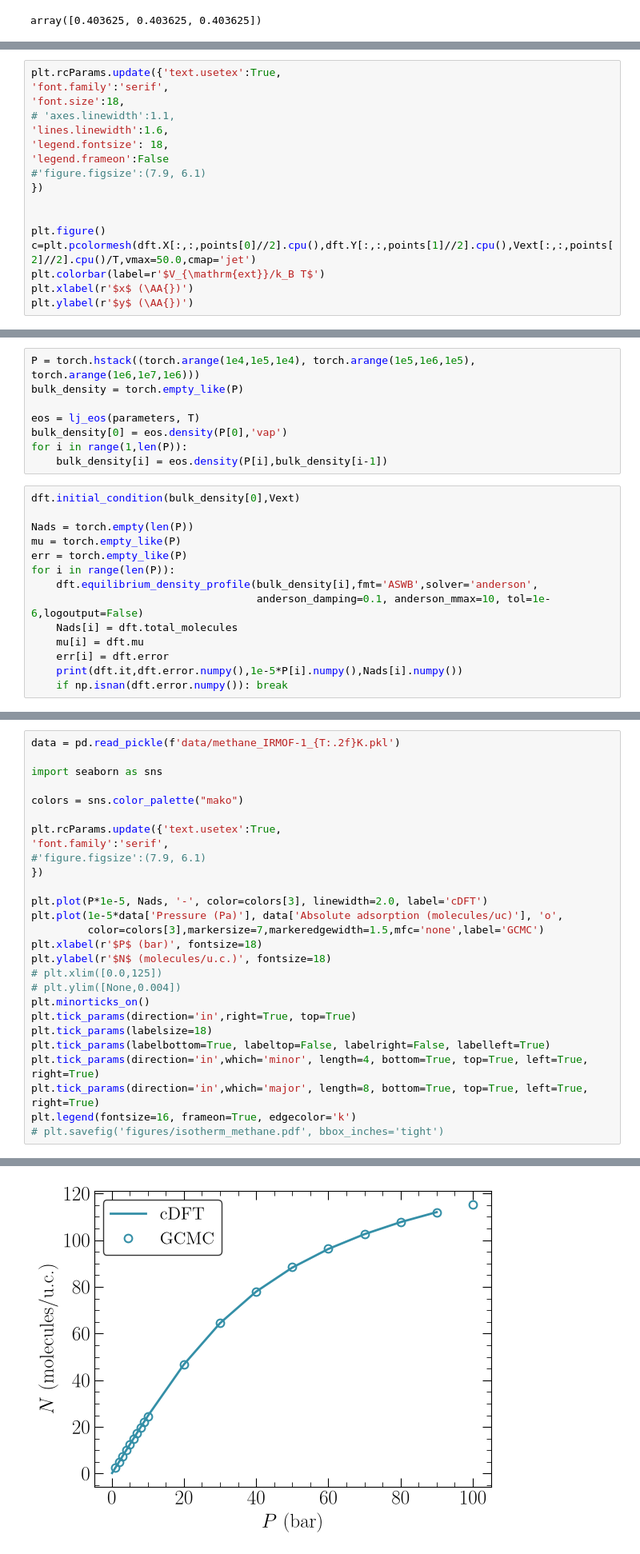
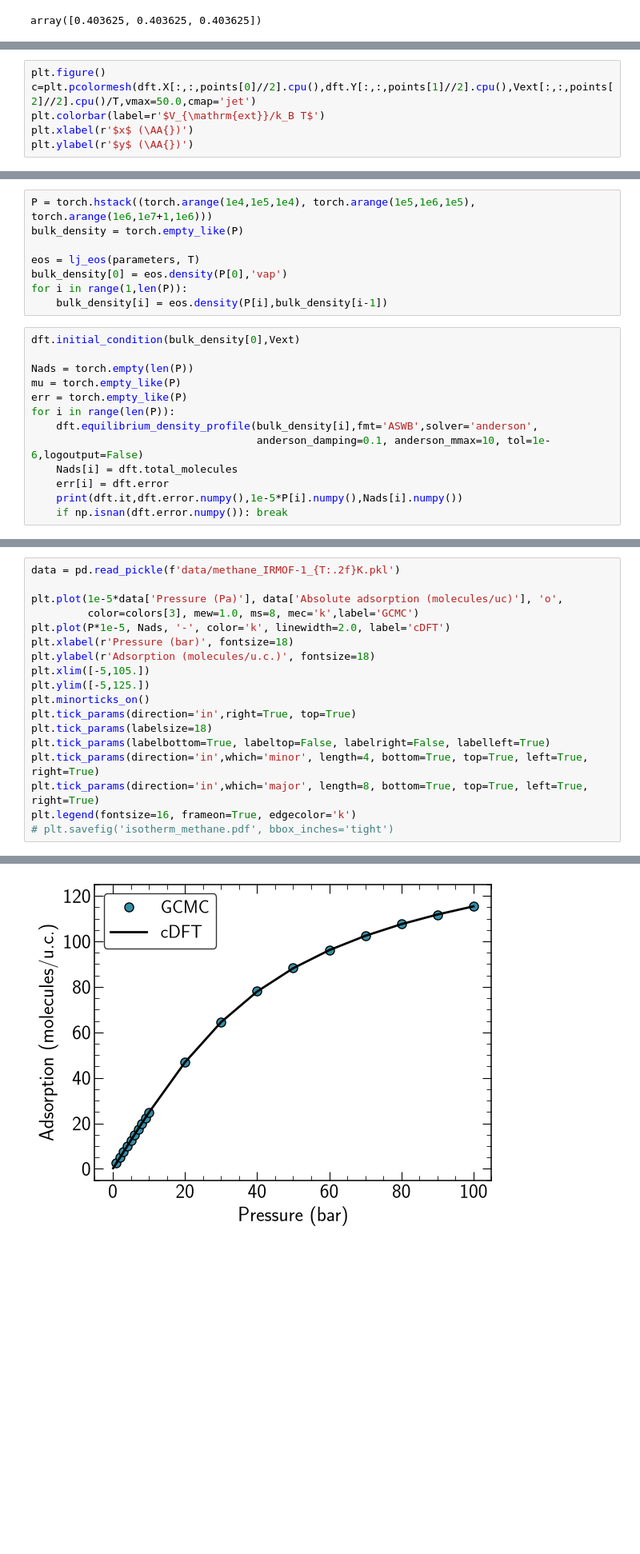
Before and after one commit to lucas-j-santos/LJS-cDFT, a Jupyter notebook: examples/methane_irmof-1.ipynb, the cells around one changed output, grey strips where cells are left out. Shown at 80% size. Cells and saved outputs as stored; diff of their text form; blank space fills up the shorter version.

```diff
--- a/examples/methane_irmof-1.ipynb
+++ b/examples/methane_irmof-1.ipynb
@@ -60,17 +70,6 @@ for k, site in enumerate(structure):
     U[r>rc] = 0.0
     Vext += U
 # %%
-plt.rcParams.update({'text.usetex':True,
-'font.family':'serif',
-'font.size':18,
-# 'axes.linewidth':1.1,
-'lines.linewidth':1.6,
-'legend.fontsize': 18,
-'legend.frameon':False
-#'figure.figsize':(7.9, 6.1)
-})
-
-
 plt.figure()
 c=plt.pcolormesh(dft.X[:,:,points[0]//2].cpu(),dft.Y[:,:,points[1]//2].cpu(),Vext[:,:,points[2]//2].cpu()/T,vmax=50.0,cmap='jet')
 plt.colorbar(label=r'$V_{\mathrm{ext}}/k_B T$')
@@ -82,5 +81,5 @@ Text(0, 0.5, '$y$ (\\AA{})')
 # %%
-P = torch.hstack((torch.arange(1e4,1e5,1e4), torch.arange(1e5,1e6,1e5), torch.arange(1e6,1e7,1e6)))
+P = torch.hstack((torch.arange(1e4,1e5,1e4), torch.arange(1e5,1e6,1e5), torch.arange(1e6,1e7+1,1e6)))
 bulk_density = torch.empty_like(P)
 
 eos = lj_eos(parameters, T)
@@ -97,7 +96,6 @@ for i in range(len(P)):
     dft.equilibrium_density_profile(bulk_density[i],fmt='ASWB',solver='anderson',
                                     anderson_damping=0.1, anderson_mmax=10, tol=1e-6,logoutput=False)
     Nads[i] = dft.total_molecules
-    mu[i] = dft.mu
     err[i] = dft.error
     print(dft.it,dft.error.numpy(),1e-5*P[i].numpy(),Nads[i].numpy())
     if np.isnan(dft.error.numpy()): break
@@ -242,33 +120,24 @@ plt.tight_layout()
 # %%
 data = pd.read_pickle(f'data/methane_IRMOF-1_{T:.2f}K.pkl')
 
-import seaborn as sns
-
-colors = sns.color_palette("mako")
-
-plt.rcParams.update({'text.usetex':True,
-'font.family':'serif',
-#'figure.figsize':(7.9, 6.1)
-})
-
-plt.plot(P*1e-5, Nads, '-', color=colors[3], linewidth=2.0, label='cDFT')
 plt.plot(1e-5*data['Pressure (Pa)'], data['Absolute adsorption (molecules/uc)'], 'o',
-         color=colors[3],markersize=7,markeredgewidth=1.5,mfc='none',label='GCMC')
-plt.xlabel(r'$P$ (bar)', fontsize=18)
-plt.ylabel(r'$N$ (molecules/u.c.)', fontsize=18)
-# plt.xlim([0.0,125])
-# plt.ylim([None,0.004])
+         color=colors[3], mew=1.0, ms=8, mec='k',label='GCMC')
+plt.plot(P*1e-5, Nads, '-', color='k', linewidth=2.0, label='cDFT')
+plt.xlabel(r'Pressure (bar)', fontsize=18)
+plt.ylabel(r'Adsorption (molecules/u.c.)', fontsize=18)
+plt.xlim([-5,105.])
+plt.ylim([-5,125.])
 plt.minorticks_on()
 plt.tick_params(direction='in',right=True, top=True)
 plt.tick_params(labelsize=18)
 plt.tick_params(labelbottom=True, labeltop=False, labelright=False, labelleft=True)
 plt.tick_params(direction='in',which='minor', length=4, bottom=True, top=True, left=True, right=True)
 plt.tick_params(direction='in',which='major', length=8, bottom=True, top=True, left=True, right=True)
 plt.legend(fontsize=16, frameon=True, edgecolor='k')
-# plt.savefig('figures/isotherm_methane.pdf', bbox_inches='tight')
+# plt.savefig('isotherm_methane.pdf', bbox_inches='tight')
 # %% [output]
 <matplotlib.legend.Legend at 0x...>
-[figure, old version]
+[figure, new version]
 # %%
 plt.figure()
 c=plt.pcolormesh(dft.X[:,:,points[2]//2].cpu(),dft.Y[:,:,points[2]//2].cpu(),dft.rho[:,:,points[2]//2].cpu(),cmap='jet',shading='gouraud')
```
Also changed, not shown: parts of 10 cells of this notebook, 1 other file.
